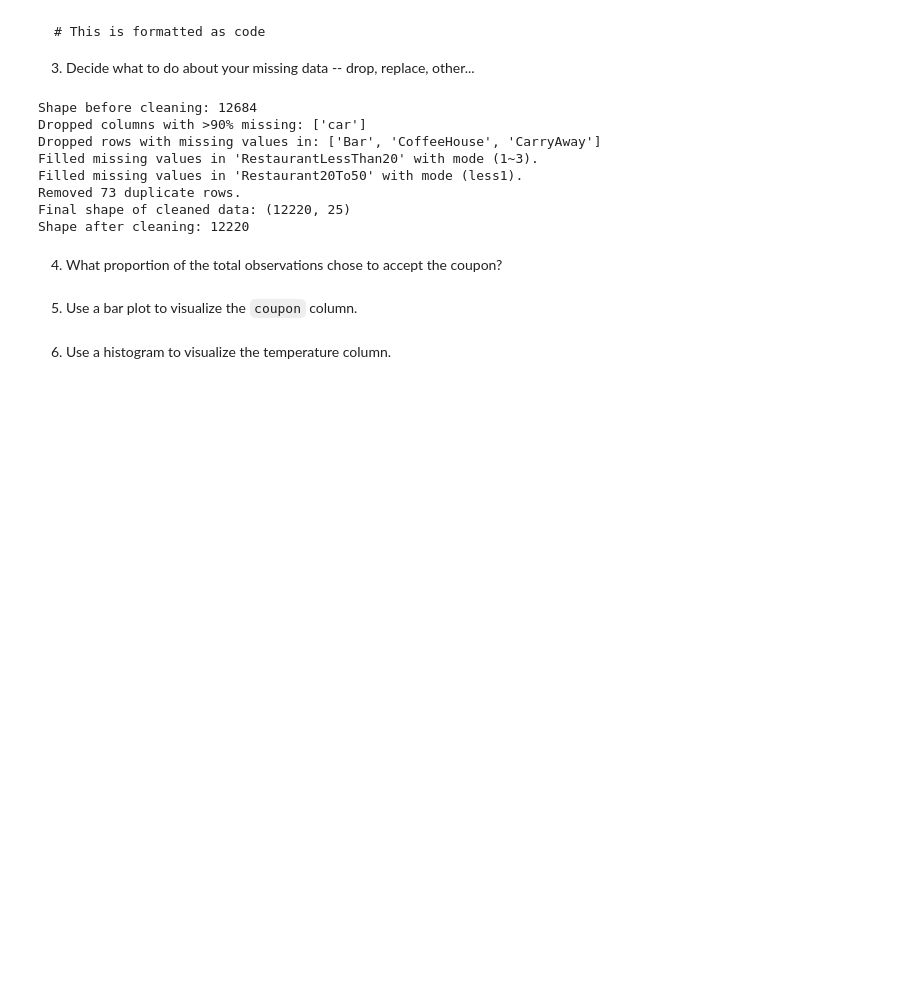
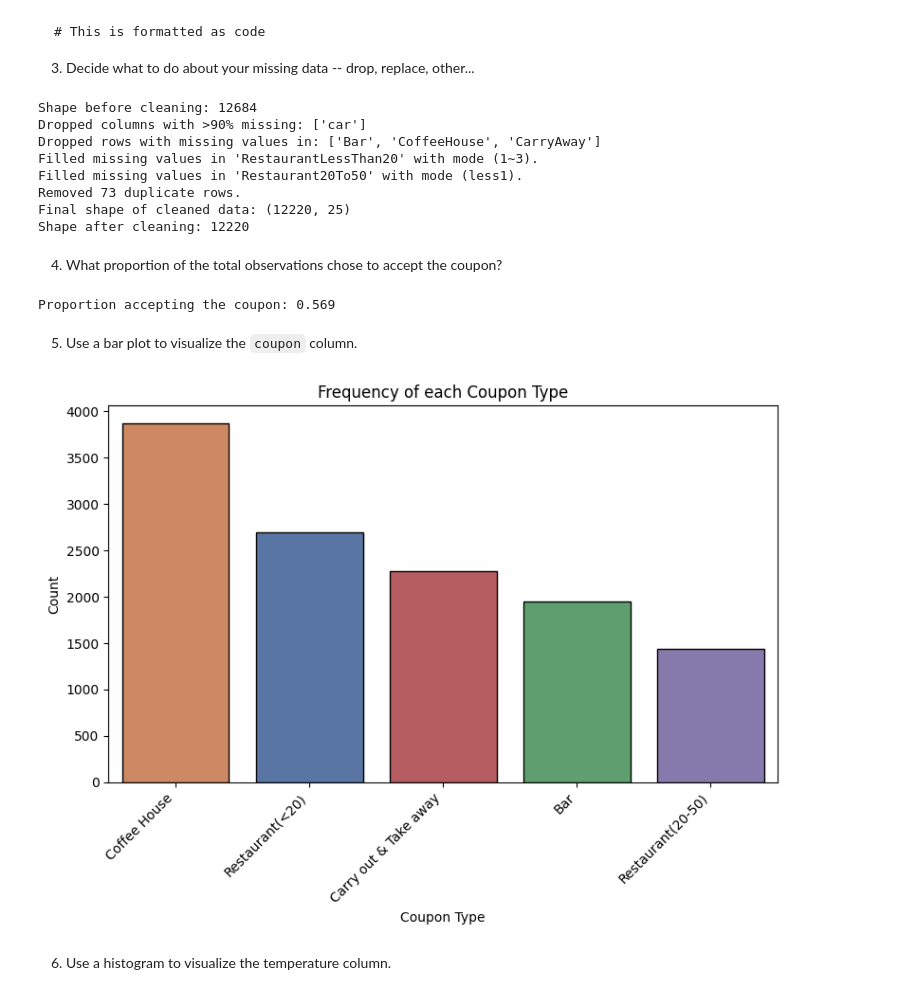
Before and after one commit to AIMLcert/PracticalApplication-1, a Jupyter notebook: prompt.ipynb, the cells around one changed output. Cells and saved outputs as stored; diff of their text form; code cells hidden in the pictures; blank space fills up the shorter version.

```diff
--- a/prompt.ipynb
+++ b/prompt.ipynb
@@ -227,7 +227,37 @@ Final shape of cleaned data: (12220, 25)
 Shape after cleaning: 12220
 # %% [markdown]
 4. What proportion of the total observations chose to accept the coupon?
+# %%
+# Considering mean value for this from cleaned data
+prop_accept = cleaned_data['Y'].mean()      # mean of a 0/1 column = proportion of 1’s
+print(f"Proportion accepting the coupon: {prop_accept:.3f}")
+# %% [output]
+Proportion accepting the coupon: 0.569
 # %% [markdown]
 5. Use a bar plot to visualize the `coupon` column.
+# %%
+plt.figure(figsize=(8,6))
+# Sort bars by frequency (most‑common coupon on the left)
+coupon_order = cleaned_data['coupon'].value_counts().index
+
+sns.countplot(
+    data = cleaned_data,
+    x='coupon',
+    hue='coupon',
+    order = coupon_order,
+    palette = 'deep',
+    edgecolor = 'black',
+    linewidth = 1
+)
+
+
+plt.title('Frequency of each Coupon Type')
+plt.xlabel('Coupon Type')
+plt.ylabel('Count')
+plt.xticks(rotation=45, ha='right')
+plt.tight_layout()
+plt.show()
+# %% [output]
+[figure, added]
 # %% [markdown]
 6. Use a histogram to visualize the temperature column.
```
Also changed, not shown: parts of 10 cells of this notebook, 1 other file.
